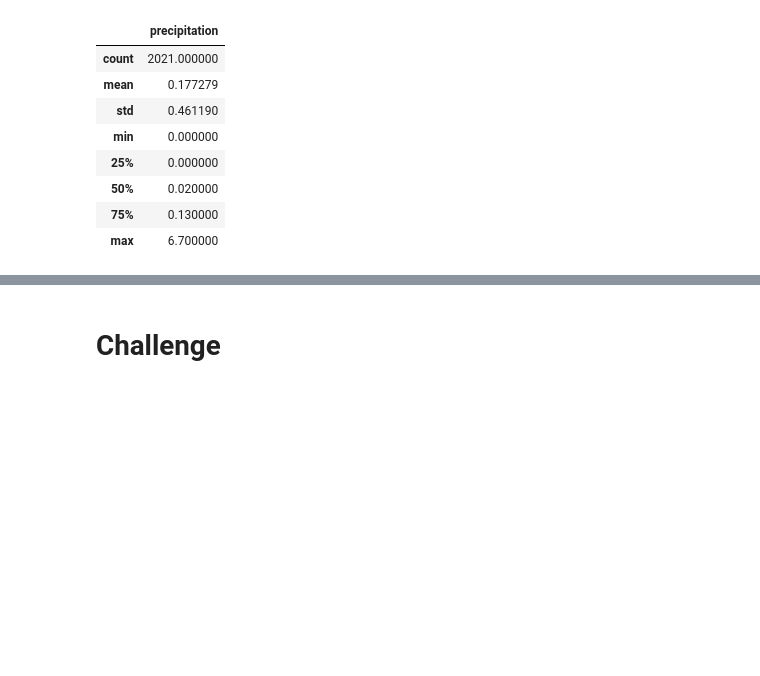
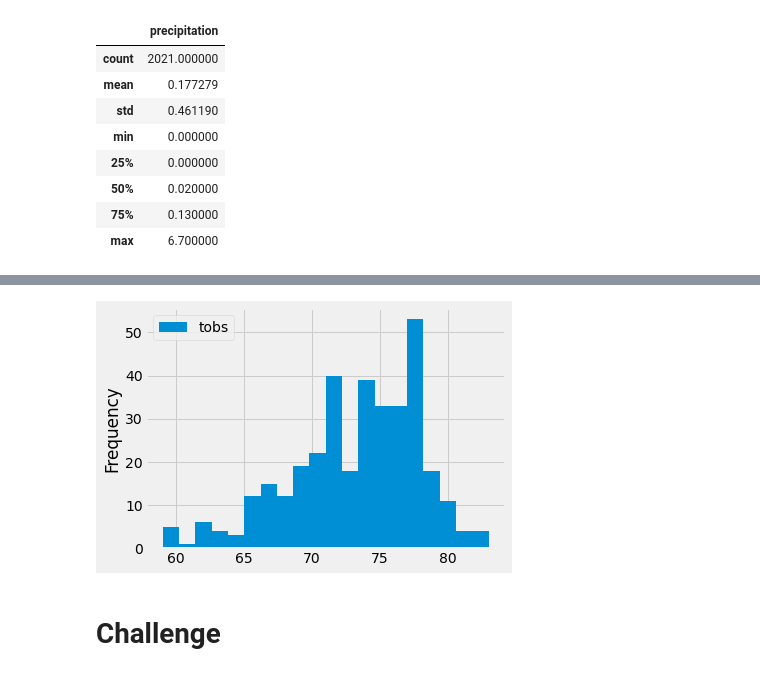
Before and after one commit to archinarula/surfs_up, a Jupyter notebook: climate_analysis.ipynb, the cells around one changed output, grey strips where cells are left out. Cells and saved outputs as stored; diff of their text form; code cells hidden in the pictures; blank space fills up the shorter version.

```diff
--- a/climate_analysis.ipynb
+++ b/climate_analysis.ipynb
@@ -151,3 +207,9 @@ df.describe()
+# %%
+#CREATION OF  20 BINS
+temp_df.plot.hist(bins=20)
+plt.tight_layout()
+# %% [output]
+[figure, added]
 # %%
 # Write a function called `calc_temps` that will accept start date and end date in the format '%Y-%m-%d'
 # and return the minimum, average, and maximum temperatures for that range of dates
```
Also changed, not shown: parts of 7 cells of this notebook.
